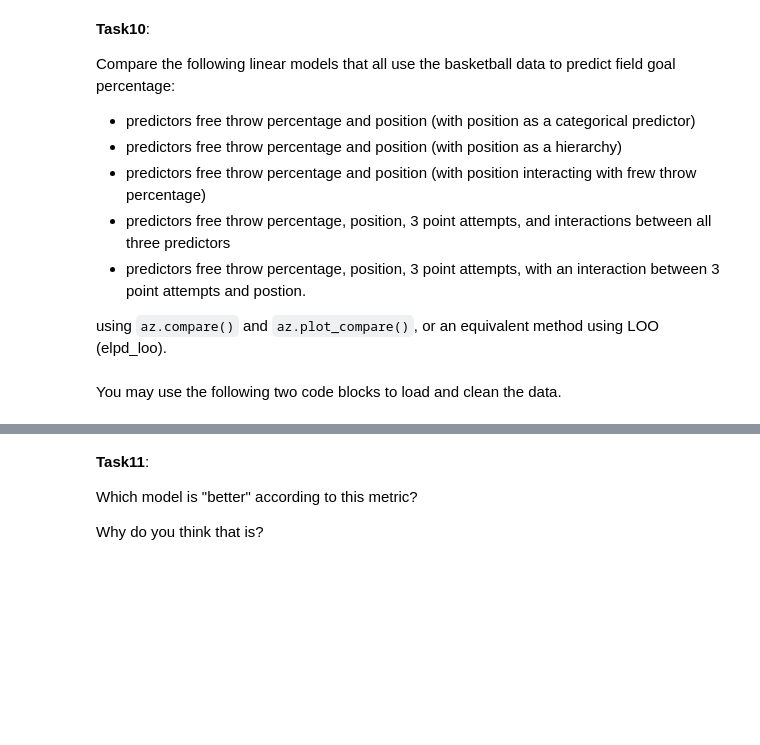
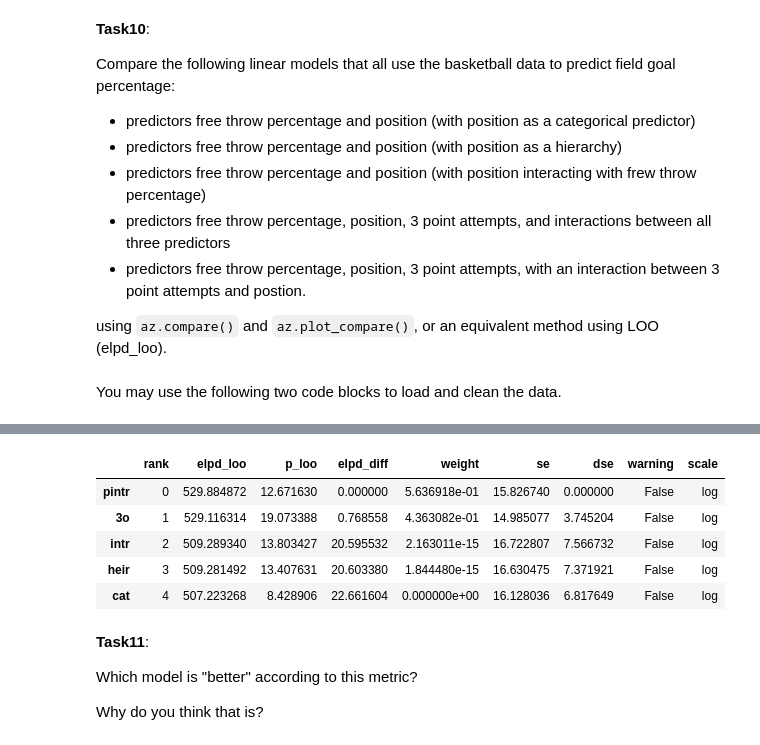
Before and after one commit to CMDRZero/DataScienceFundamentalsClass, a Jupyter notebook: Unit6ExercisesSF.ipynb, the cells around one changed output, grey strips where cells are left out. Drawn from its saved outputs; the diff is of its cells as text; code cells hidden in the pictures; blank space fills up the shorter version.

```diff
--- a/Unit6ExercisesSF.ipynb
+++ b/Unit6ExercisesSF.ipynb
@@ -165,3 +185,13 @@ az.plot_compare(az.compare({'cat':idata_cat, 'heir':idata_heir, 'intr':idata_int
+# %%
+x = az.compare({'cat':idata_cat, 'heir':idata_heir, 'intr':idata_intr, 'pintr': idata_pintr, '3o': idata_3o});
+x
+# %% [output]
+|  | rank | elpd_loo | p_loo | elpd_diff | weight | se | dse | warning | scale |
+| pintr | 0 | 529.884872 | 12.671630 | 0.000000 | 5.636918e-01 | 15.826740 | 0.000000 | False | log |
+| 3o | 1 | 529.116314 | 19.073388 | 0.768558 | 4.363082e-01 | 14.985077 | 3.745204 | False | log |
+| intr | 2 | 509.289340 | 13.803427 | 20.595532 | 2.163011e-15 | 16.722807 | 7.566732 | False | log |
+| heir | 3 | 509.281492 | 13.407631 | 20.603380 | 1.844480e-15 | 16.630475 | 7.371921 | False | log |
+| cat | 4 | 507.223268 | 8.428906 | 22.661604 | 0.000000e+00 | 16.128036 | 6.817649 | False | log |
 # %% [markdown]
 **Task11**:
 
```
Also changed, not shown: parts of 9 cells of this notebook.
